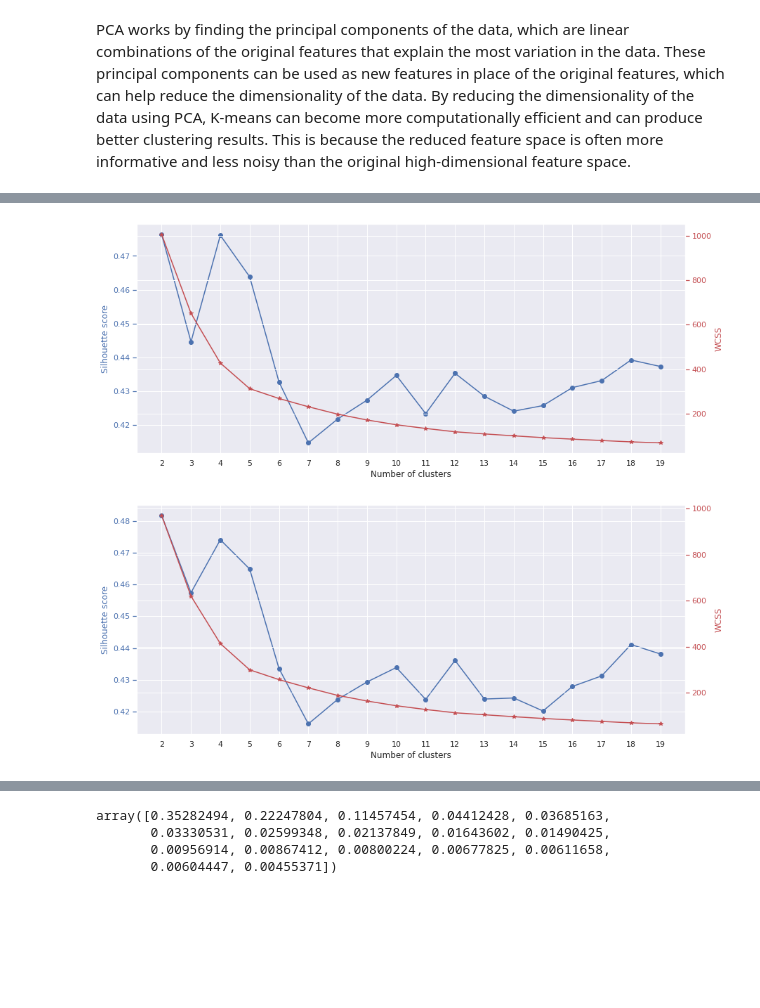
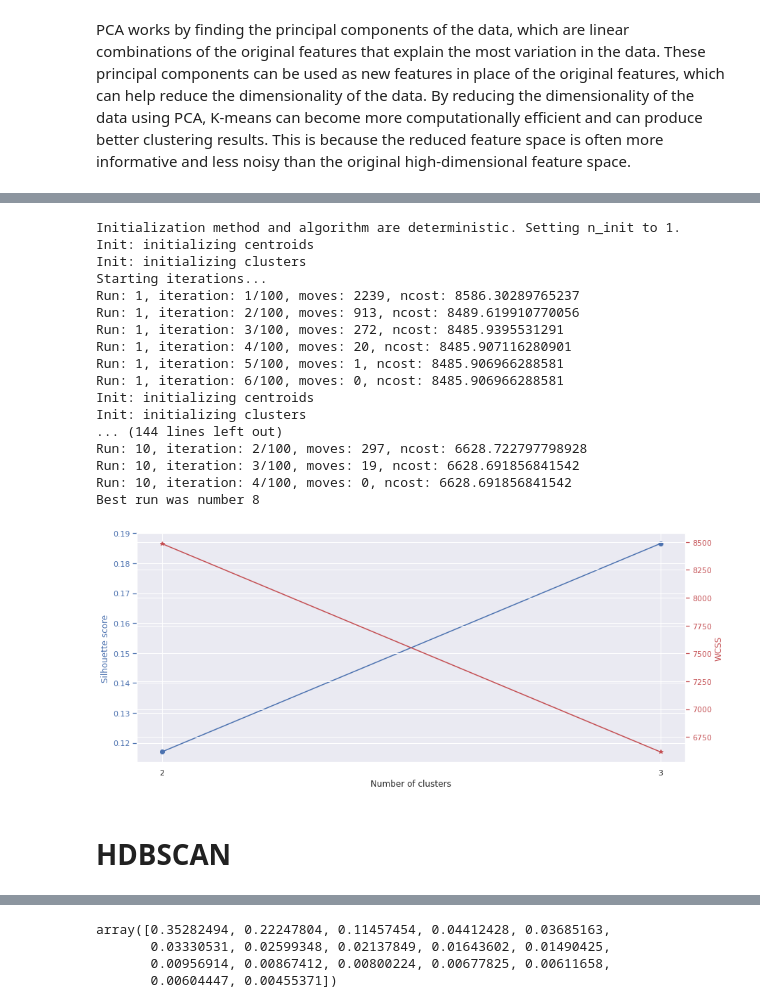
Before and after one commit to ashrafalaghbari/customer_churn_prediction, a Jupyter notebook: customer_churn_prediction.ipynb, the cells around one changed output, grey strips where cells are left out. Cells and saved outputs as stored; diff of their text form; code cells hidden in the pictures; blank space fills up the shorter version.

```diff
--- a/customer_churn_prediction.ipynb
+++ b/customer_churn_prediction.ipynb
@@ -239,7 +262,7 @@ The cumulative explained variance for 9 components is 0.7977585381739757
 [figure]
 # %%
 X_train_cat = X_train[cat_features.drop(['Churn'], axis=1).columns]
-num_components = 9
+num_components = 10
 mca = MCA(n_components= num_components,
         n_iter=3,
         copy=True,
@@ -268,0 +278,3 @@ df_for_cluster
+# %%
+df_for_cluster = scores_mca.values
+df_for_cluster
@@ -291,0 +812,3 @@ from sklearn.cluster import KMeans
+# %%
+cat_features = X_train.select_dtypes(include=['uint8', 'int8'])
+[X_train.columns.get_loc(col) for col in cat_features.columns]
@@ -291,0 +830,3 @@ from sklearn.cluster import KMeans
+# %%
+KPrototype = KPrototypes(n_clusters=3, random_state=42)
+cluster_labels = KPrototype.fit_predict(X_train.iloc[:,:5], categorical= [0,4])
@@ -292,64 +857,49 @@ from sklearn.cluster import KMeans
 # %%
 # compute silhouette score and WCSS for each cluster size
-range_n_clusters = np.arange(2, 20)
+range_n_clusters = np.arange(2, 4)
 silhouette_scores = []
 wcss = []
 for n_clusters in range_n_clusters:
-    kmeans = KMeans(n_clusters=n_clusters, n_init=10, init='k-means++', random_state=42)
-    cluster_labels = kmeans.fit_predict(X_train[num_features.columns])
-    silhouette_scores.append(silhouette_score(X_train[num_features.columns], cluster_labels))
-    wcss.append(kmeans.inertia_)
-
-
+    KPrototype = KPrototypes(n_clusters=n_clusters, verbose=True, random_state=42)
+    cluster_labels = KPrototype.fit_predict(X_train, categorical= [X_train.columns.get_loc(col) for col in cat_features.columns])
+    silhouette_scores.append(silhouette_score(X_train, cluster_labels))
+    wcss.append(KPrototype.cost_)
 
 # create figure with two y-axes
 fig, ax1 = plt.subplots()
 ax2 = ax1.twinx()
 
 # plot silhouette scores on first y-axis
 ax1.plot(range_n_clusters, silhouette_scores, 'bo-')
 ax1.set_xlabel('Number of clusters')
 ax1.set_ylabel('Silhouette score', color='b')
 ax1.tick_params('y', colors='b')
 
 # plot WCSS on second y-axis
 ax2.plot(range_n_clusters, wcss, 'r*-')
 ax2.set_ylabel('WCSS', color='r')
 ax2.tick_params('y', colors='r')
 
 plt.xticks(range_n_clusters)
 plt.show()
 # %% [output]
+Initialization method and algorithm are deterministic. Setting n_init to 1.
+Init: initializing centroids
+Init: initializing clusters
+Starting iterations...
+Run: 1, iteration: 1/100, moves: 2239, ncost: 8586.30289765237
+Run: 1, iteration: 2/100, moves: 913, ncost: 8489.619910770056
+Run: 1, iteration: 3/100, moves: 272, ncost: 8485.9395531291
+Run: 1, iteration: 4/100, moves: 20, ncost: 8485.907116280901
+Run: 1, iteration: 5/100, moves: 1, ncost: 8485.906966288581
+Run: 1, iteration: 6/100, moves: 0, ncost: 8485.906966288581
+Init: initializing centroids
+Init: initializing clusters
+... (144 lines left out)
+Run: 10, iteration: 2/100, moves: 297, ncost: 6628.722797798928
+Run: 10, iteration: 3/100, moves: 19, ncost: 6628.691856841542
+Run: 10, iteration: 4/100, moves: 0, ncost: 6628.691856841542
+Best run was number 8
-[figure, old version]
+[figure, new version]
-# %%
-# compute silhouette score and WCSS for each cluster size
-range_n_clusters = np.arange(2, 20)
-silhouette_scores = []
-wcss = []
-for n_clusters in range_n_clusters:
-    kmeans = KMeans(n_clusters=n_clusters, n_init=10, init='k-means++', random_state=42)
-    cluster_labels = kmeans.fit_predict(X_reduced)
-    silhouette_scores.append(silhouette_score(X_reduced, cluster_labels))
-    wcss.append(kmeans.inertia_)
-
-
-
-# create figure with two y-axes
-fig, ax1 = plt.subplots()
-ax2 = ax1.twinx()
-
-# plot silhouette scores on first y-axis
-ax1.plot(range_n_clusters, silhouette_scores, 'bo-')
-ax1.set_xlabel('Number of clusters')
-ax1.set_ylabel('Silhouette score', color='b')
-ax1.tick_params('y', colors='b')
-
-# plot WCSS on second y-axis
-ax2.plot(range_n_clusters, wcss, 'r*-')
-ax2.set_ylabel('WCSS', color='r')
-ax2.tick_params('y', colors='r')
-
-plt.xticks(range_n_clusters)
-plt.show()
-# %% [output]
-[figure, removed]
+# %% [markdown]
+# HDBSCAN
```
Also changed, not shown: parts of 68 cells of this notebook.
